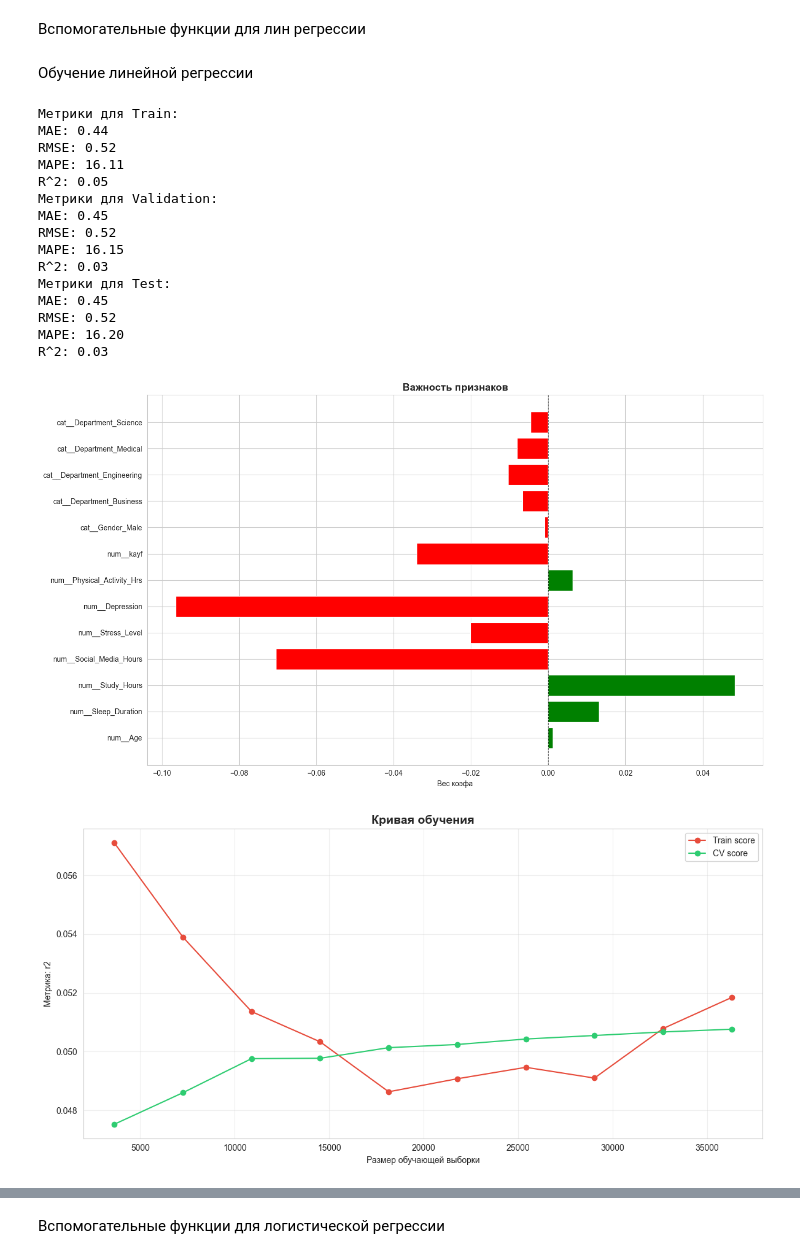
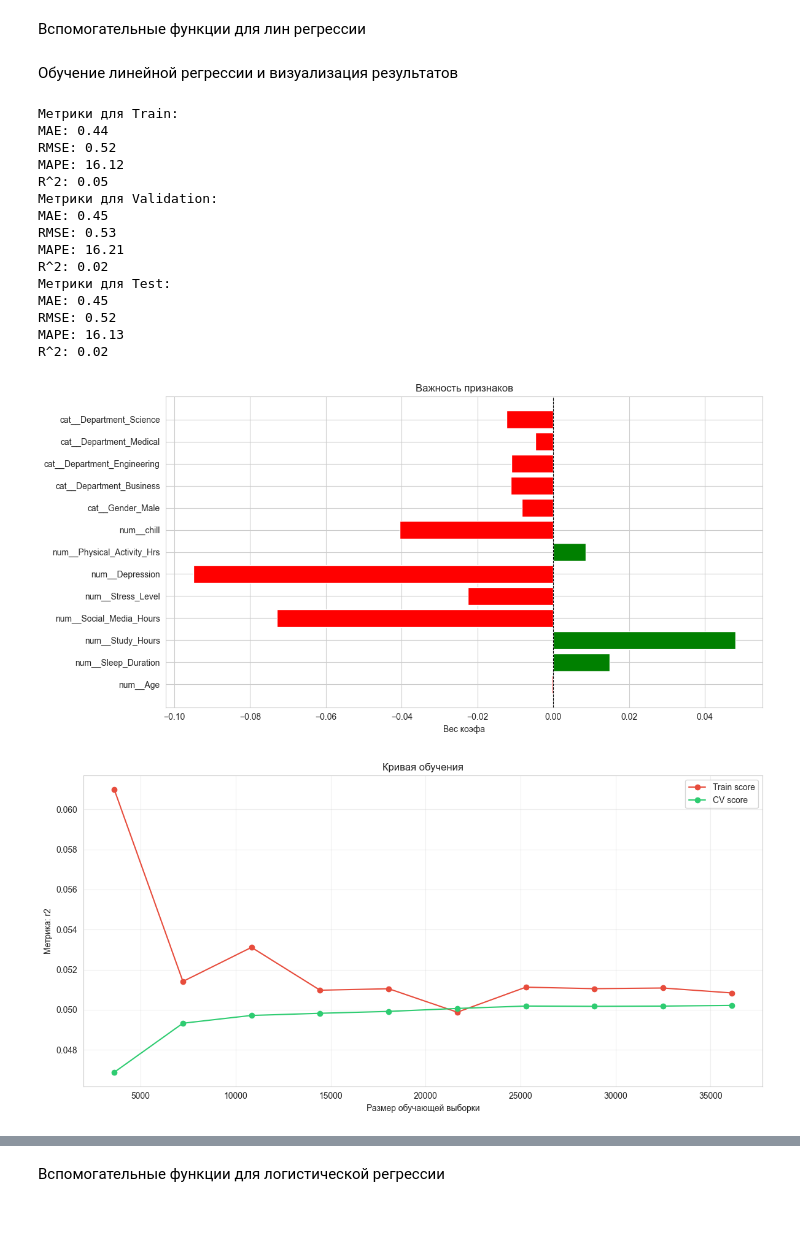
Before and after one commit to skyber20/frameworks, a Jupyter notebook: lab1/lab1.ipynb, the cells around one changed output, grey strips where cells are left out. Drawn from its saved outputs; the diff is of its cells as text; code cells hidden in the pictures; blank space fills up the shorter version.

```diff
--- a/lab1/lab1.ipynb
+++ b/lab1/lab1.ipynb
@@ -262,11 +262,11 @@ def run_corr(df):
 
     corr_matrix = df_corr.select_dtypes(include=['number'], exclude=['object', 'bool']).corr()
 
-    plt.figure(figsize=(12, 10))
+    plt.figure(figsize=(10, 8))
     mask = np.triu(np.ones_like(corr_matrix, dtype=bool))
     sns.heatmap(corr_matrix, annot=True, cmap='coolwarm', center=0, fmt='.2f',
                 square=True, linewidths=1, cbar_kws={'shrink': 0.8}, mask=mask, vmin=-1, vmax=1)
-    plt.title('Correlation Matrix')
+    plt.title('Корреляционная матрица')
     plt.tight_layout()
     plt.show()
 # %% [markdown]
@@ -276,9 +278,14 @@ df['Physical_Activity_Hrs'] = round(df['Physical_Activity'] / 60, 2)
 
 bad = df['Social_Media_Hours'] * df['Stress_Level']
 r = np.where(bad >= 1, 0.01, 1)
-
-df['kayf'] = (df['Physical_Activity_Hrs'] + df['Sleep_Duration']) / (bad + r)
+df['chill'] = (df['Physical_Activity_Hrs'] + df['Sleep_Duration']) / (bad + r)
 df.drop('Physical_Activity', axis=1, inplace=True)
 
+# у кого больше 24 часов в сутки - аномалия
+all_time = df['Physical_Activity_Hrs'] + df['Sleep_Duration'] + df['Study_Hours'] + df['Social_Media_Hours']
+print(df[all_time > 24].shape)
+df = df[all_time <= 24]
+print(df.shape)
+
 run_corr(df)
 # %% [output]
@@ -504,41 +564,40 @@ def plot_metrics_comparison(train_metrics, val_metrics, test_metrics,
     plt.tight_layout()
     plt.show()
 # %% [markdown]
-Обучение линейной регрессии
+Обучение линейной регрессии и визуализация результатов
 # %%
 lr_model = LinearRegression()
 lr_model.fit(X_train_reg, y_train_reg)
 
 y_train_pred = lr_model.predict(X_train_reg)
 y_val_pred = lr_model.predict(X_val_reg)
 y_test_pred = lr_model.predict(X_test_reg)
 
 train_metrics = evaluate_regression(y_train_reg, y_train_pred, "Train")
 val_metrics = evaluate_regression(y_val_reg, y_val_pred, "Validation")
 test_metrics = evaluate_regression(y_test_reg, y_test_pred, "Test")
 
 plot_feature_importance(lr_model, features_reg)
 plot_learning_curve(lr_model, X_train_reg, y_train_reg, scoring='r2')
 
-
 plot_residuals(y_test_reg, y_test_pred, title='Остатки на тестовой выборке')
-plot_actual_vs_predicted(y_test_reg, y_test_pred, title='Linear Regression')
+plot_actual_vs_predicted(y_test_reg, y_test_pred, title='Линейная регрессия')
 plot_metrics_comparison(train_metrics, val_metrics, test_metrics)
 # %% [output]
 Метрики для Train:
 MAE: 0.44
 RMSE: 0.52
-MAPE: 16.11
+MAPE: 16.12
 R^2: 0.05
 Метрики для Validation:
 MAE: 0.45
-RMSE: 0.52
-MAPE: 16.15
-R^2: 0.03
+RMSE: 0.53
+MAPE: 16.21
+R^2: 0.02
 Метрики для Test:
 MAE: 0.45
 RMSE: 0.52
-MAPE: 16.20
-R^2: 0.03
+MAPE: 16.13
+R^2: 0.02
-[figure, old version]
+[figure, new version]
-[figure, old version]
+[figure, new version]
```
Also changed, not shown: parts of 31 cells of this notebook.
